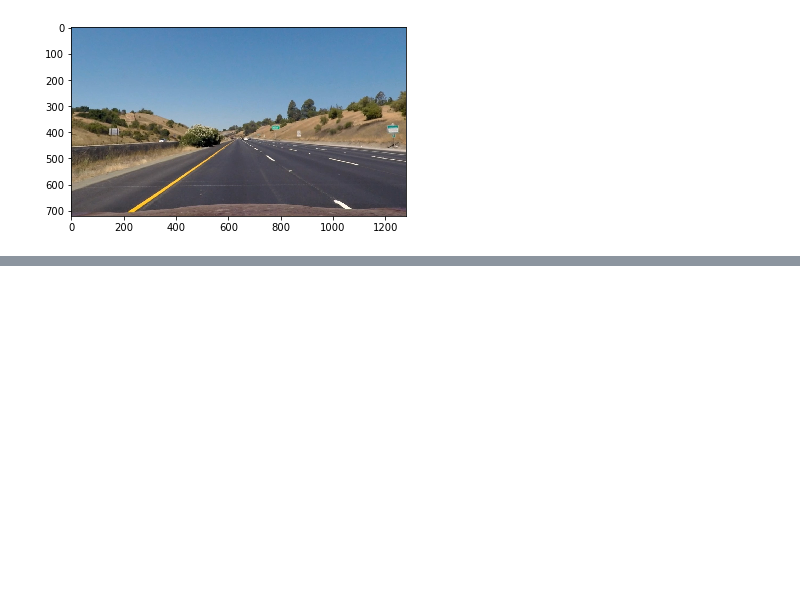
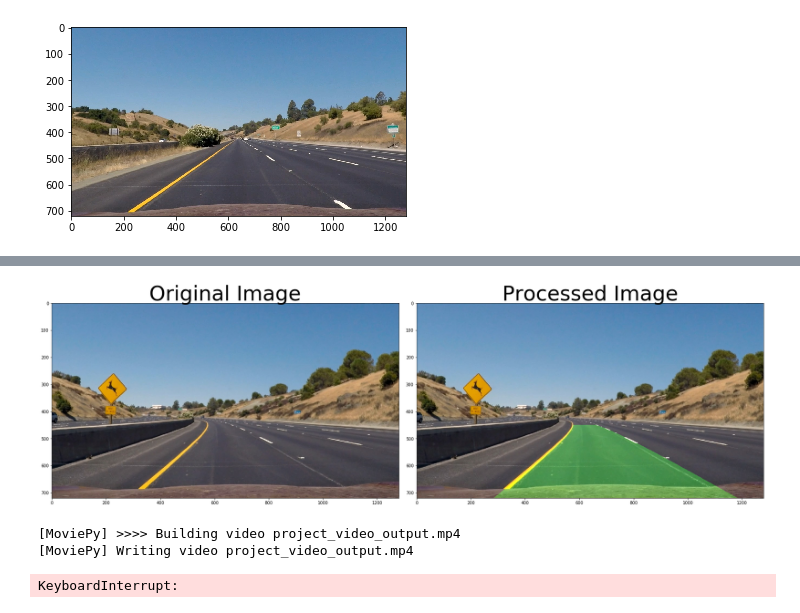
Before and after one commit to kirilcvetkov92/Advanced-Lane-Detection, a Jupyter notebook: Notebook.ipynb, the cells around one changed output, grey strips where cells are left out. Cells and saved outputs as stored; diff of their text form; code cells hidden in the pictures; blank space fills up the shorter version.

```diff
--- a/Notebook.ipynb
+++ b/Notebook.ipynb
@@ -314,0 +172,48 @@ NameError: name 'dst' is not defined
+# %%
+def pipeline_final(img):
+    filtered_image = filter_image(img)
+    warped, filled = perspective_transform_with_filled_area(img, filtered_image)
+    ploty, left_fitx, right_fitx, left_fit, right_fit, out_img = get_lane_rectangles(warped)
+    result = inverse_perspective_transform(img, warped, left_fitx, right_fitx, ploty)
+    return result
+# %%
+img = mpimg.imread('test_images/test2.jpg')
+
+# Reinitialize some global variables.
+polyfit_left = None
+polyfit_right = None
+past_good_right_lines = []
+past_good_left_lines = []
+running_mean_difference_between_lines = 0
+
+# Apply pipeline
+processed = pipeline_final(img)
+
+# Plot the 2 images
+f, (ax1, ax2) = plt.subplots(1, 2, figsize=(24, 9))
+f.tight_layout()
+ax1.imshow(img)
+ax1.set_title('Original Image', fontsize=50)
+ax2.imshow(processed, cmap='gray')
+ax2.set_title('Processed Image', fontsize=50)
+plt.subplots_adjust(left=0., right=1, top=0.9, bottom=0.)
+# %% [output]
+[figure, added]
+# %%
+from moviepy.editor import VideoFileClip
+# Reinitialize some global variables.
+polyfit_left = None
+polyfit_right = None
+past_good_right_lines = []
+past_good_left_lines = []
+running_mean_difference_between_lines = 0
+
+
+output = 'project_video_output.mp4'
+clip1 = VideoFileClip("project_video.mp4")
+white_clip = clip1.fl_image(pipeline_final) #NOTE: this function expects color images!!
+%time white_clip.write_videofile(output, audio=False)
+# %% [output]
+[MoviePy] >>>> Building video project_video_output.mp4
+[MoviePy] Writing video project_video_output.mp4
+KeyboardInterrupt:
```
Also changed, not shown: parts of 10 cells of this notebook.
